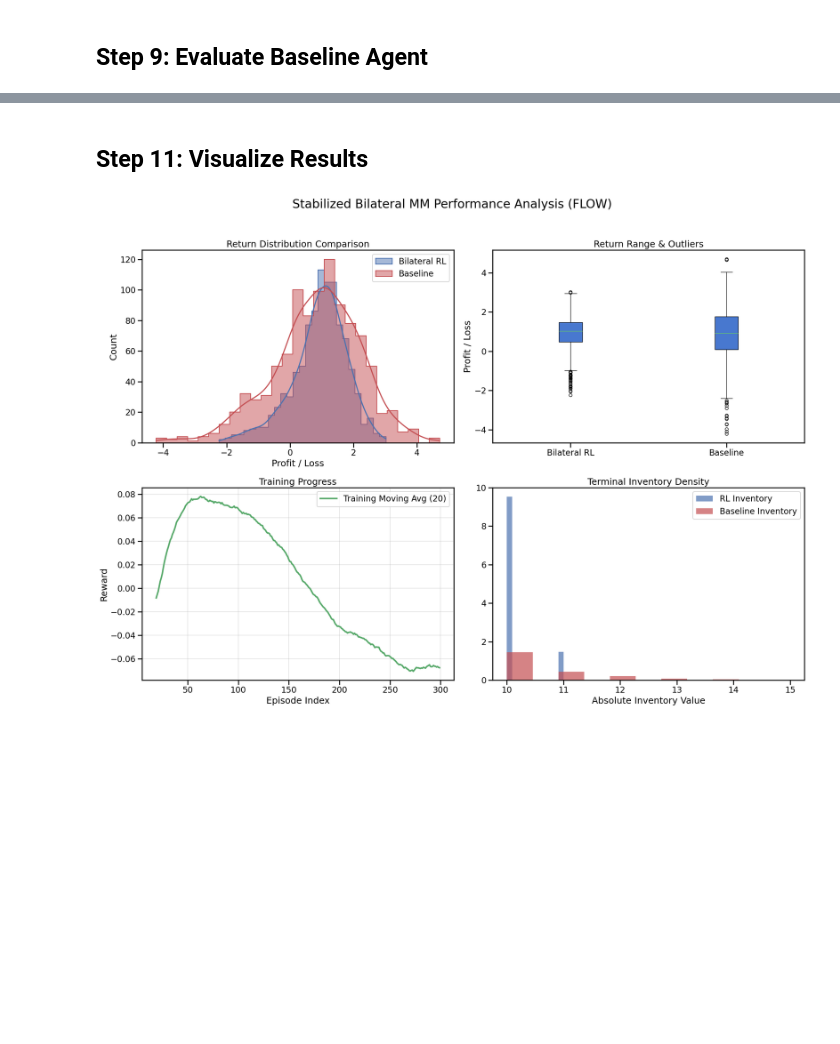
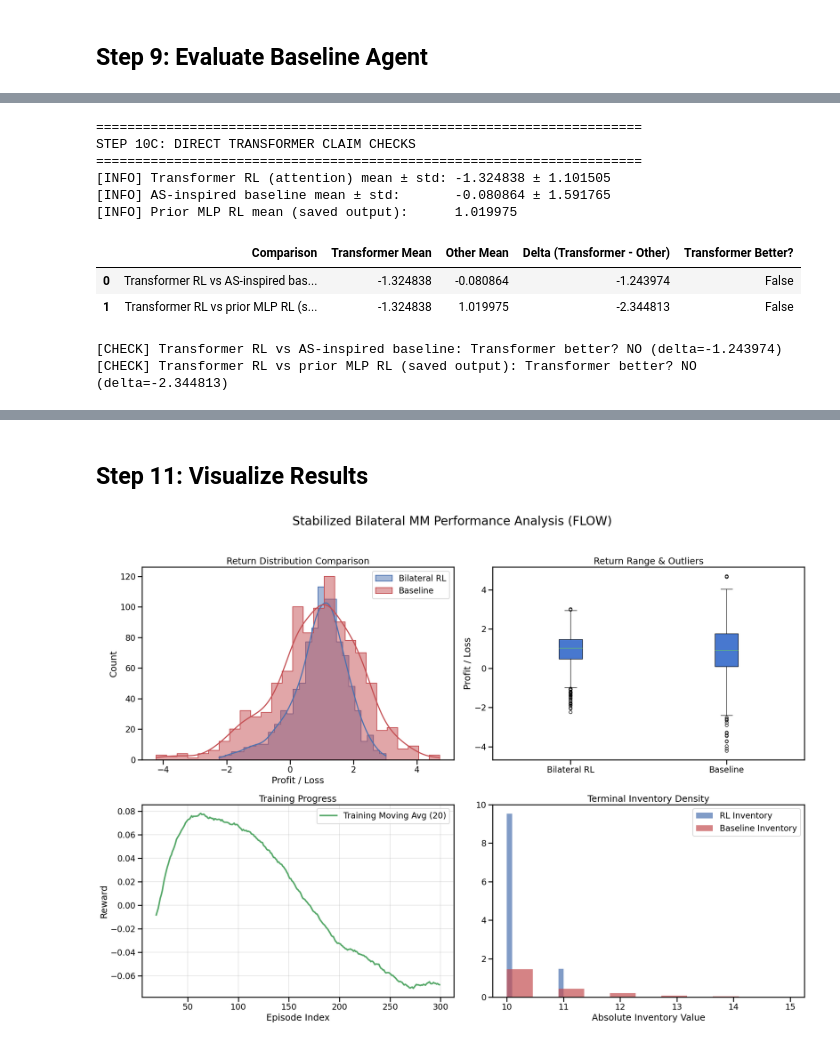
Before and after one commit to SalmanSattar24/rl_marketmaker, a Jupyter notebook: bilateral_mm_agent.ipynb, the cells around one changed output, grey strips where cells are left out. Saved outputs shown, nothing was run; the diff lists cells and outputs as text; code cells hidden in the pictures; blank space fills up the shorter version.

```diff
--- a/bilateral_mm_agent.ipynb
+++ b/bilateral_mm_agent.ipynb
@@ -1445,0 +1597,66 @@ display(df_stats.style.background_gradient(subset=['Bilateral RL', 'Baseline'],
+# %%
+# Step 10C: Direct claim checks (Transformer RL vs AS, Transformer RL vs prior MLP RL)
+import numpy as np
+import pandas as pd
+
+# Prior MLP RL reference from the earlier executed Step 10 output in this notebook
+# (recorded ranking line: Bilateral RL mean return = 1.019975)
+MLP_RL_MEAN_FROM_PREVIOUS_RUN = 1.019975
+
+if 'bilateral_returns' not in globals() or 'as_returns' not in globals():
+    raise RuntimeError("Missing attention/as evaluation arrays. Run Step 8 and Step 9B first.")
+
+transformer_mean = float(np.mean(bilateral_returns))
+transformer_std = float(np.std(bilateral_returns))
+as_mean = float(np.mean(as_returns))
+as_std = float(np.std(as_returns))
+
+cmp_rows = [
+    {
+        'Comparison': 'Transformer RL vs AS-inspired baseline',
+        'Transformer Mean': transformer_mean,
+        'Other Mean': as_mean,
+        'Delta (Transformer - Other)': transformer_mean - as_mean,
+        'Transformer Better?': bool(transformer_mean > as_mean),
+    },
+    {
+        'Comparison': 'Transformer RL vs prior MLP RL (saved output)',
+        'Transformer Mean': transformer_mean,
+        'Other Mean': MLP_RL_MEAN_FROM_PREVIOUS_RUN,
+        'Delta (Transformer - Other)': transformer_mean - MLP_RL_MEAN_FROM_PREVIOUS_RUN,
+        'Transformer Better?': bool(transformer_mean > MLP_RL_MEAN_FROM_PREVIOUS_RUN),
+    },
+]
+
+df_claim = pd.DataFrame(cmp_rows)
+
+print("=" * 70)
+print("STEP 10C: DIRECT TRANSFORMER CLAIM CHECKS")
+print("=" * 70)
+print(f"[INFO] Transformer RL (attention) mean ± std: {transformer_mean:.6f} ± {transformer_std:.6f}")
+print(f"[INFO] AS-inspired baseline mean ± std:       {as_mean:.6f} ± {as_std:.6f}")
+print(f"[INFO] Prior MLP RL mean (saved output):      {MLP_RL_MEAN_FROM_PREVIOUS_RUN:.6f}")
+print()
+display(
+    df_claim.style.format({
+        'Transformer Mean': '{:.6f}',
+        'Other Mean': '{:.6f}',
+        'Delta (Transformer - Other)': '{:+.6f}',
+    })
+)
+
+for _, r in df_claim.iterrows():
+    status = 'YES' if bool(r['Transformer Better?']) else 'NO'
+    print(f"[CHECK] {r['Comparison']}: Transformer better? {status} (delta={r['Delta (Transformer - Other)']:+.6f})")
+# %% [output]
+======================================================================
+STEP 10C: DIRECT TRANSFORMER CLAIM CHECKS
+======================================================================
+[INFO] Transformer RL (attention) mean ± std: -1.324838 ± 1.101505
+[INFO] AS-inspired baseline mean ± std:       -0.080864 ± 1.591765
+[INFO] Prior MLP RL mean (saved output):      1.019975
+|  | Comparison | Transformer Mean | Other Mean | Delta (Transformer - Other) | Transformer Better? |
+| 0 | Transformer RL vs AS-inspired bas... | -1.324838 | -0.080864 | -1.243974 | False |
+| 1 | Transformer RL vs prior MLP RL (s... | -1.324838 | 1.019975 | -2.344813 | False |
+[CHECK] Transformer RL vs AS-inspired baseline: Transformer better? NO (delta=-1.243974)
+[CHECK] Transformer RL vs prior MLP RL (saved output): Transformer better? NO (delta=-2.344813)
```
Also changed, not shown: parts of 25 cells of this notebook, 2 other files.
